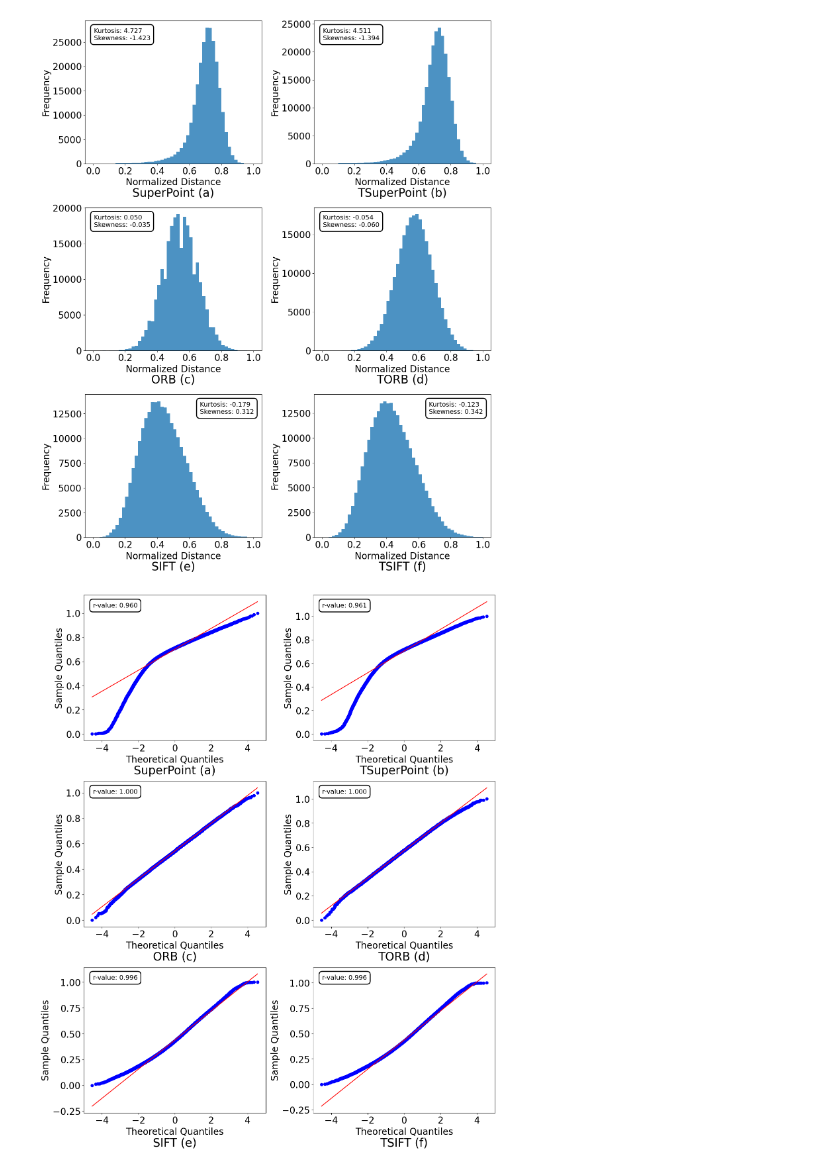
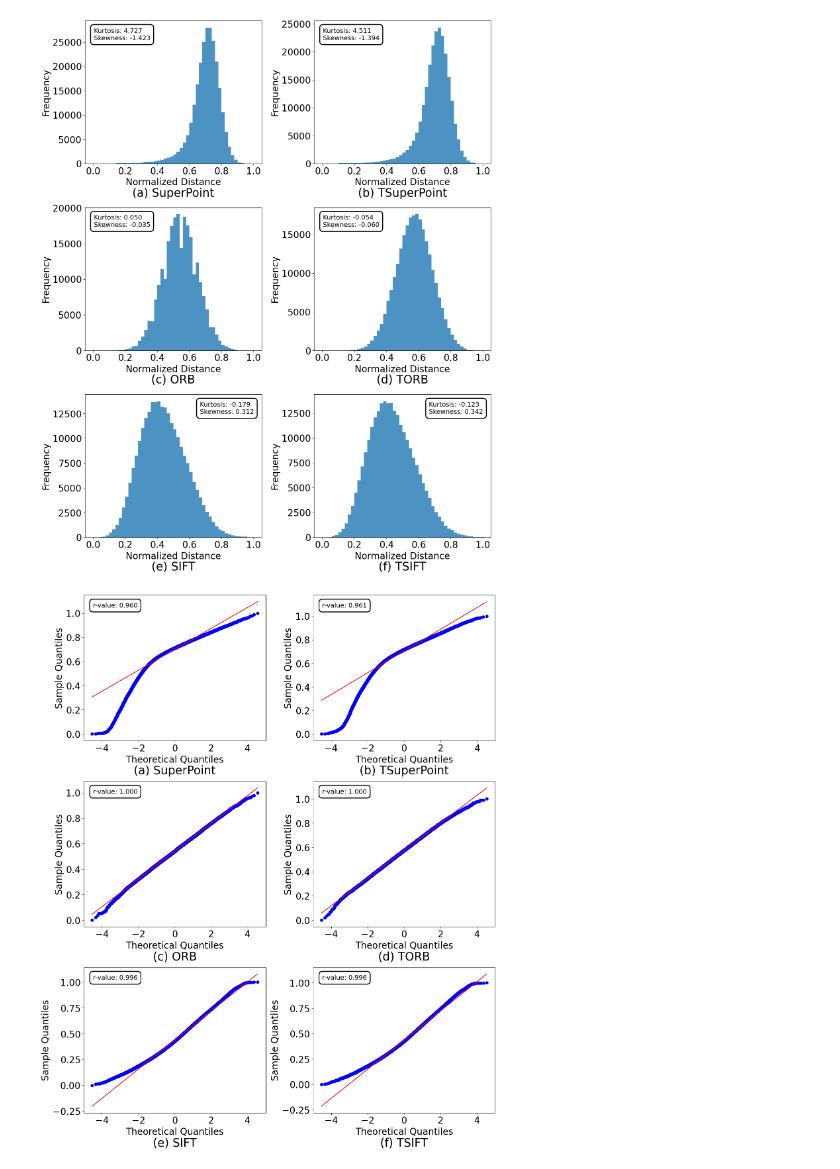
Before and after one commit to imonalc/Keypoints, a Jupyter notebook: EDA_descriptor.ipynb, the cells around one changed output. Drawn from its saved outputs; the diff is of its cells as text; code cells hidden in the pictures.

```diff
--- a/EDA_descriptor.ipynb
+++ b/EDA_descriptor.ipynb
@@ -28,30 +28,30 @@ nm_list = ["SuperPoint", "TSuperPoint", "ORB", "TORB", "SIFT", "TSIFT"]
 # %%
 def distplot(sim_list, nm_list):
     fig_img, axs = plt.subplots(3, 2, figsize=(14, 17))
     for idx, sim in enumerate(sim_list):
         ax = axs[idx//2, idx%2]
         flat_sim = sim.flatten().copy()
         flat_sim = -flat_sim
         flat_sim = (flat_sim - np.min(flat_sim)) / (np.max(flat_sim) - np.min(flat_sim))
         kurt = kurtosis(flat_sim)
         sk = skew(flat_sim)
-        ax.set_title(f"{nm_list[idx]} ({FIG_IDX[idx]})", y=-0.25, fontsize=25)
+        ax.set_title(f"({FIG_IDX[idx]}) {nm_list[idx]}", y=-0.25, fontsize=25)
         ax.hist(flat_sim, bins=50, label=f"kurt:{kurt:.3f}, skew:{sk:.3f}", alpha=0.8)
         bbox_props = dict(boxstyle='round,pad=0.5', facecolor='white', edgecolor='black', linewidth=2)
         if idx == 4 or idx == 5: X = 0.65
         else: X = 0.05
         ax.text(x=X, y=0.95, s=f'Kurtosis: {kurt:.3f}\nSkewness: {sk:.3f}', fontsize=14,
                 horizontalalignment='left', verticalalignment='top',
                 transform=ax.transAxes, bbox=bbox_props)
         ax.tick_params(axis='both', labelsize=20)
         ax.set_ylabel('Frequency', fontsize=20)
         ax.set_xlabel('Normalized Distance', fontsize=20)
     plt.subplots_adjust(hspace=0, wspace=0.5)
     plt.tight_layout()
     plt.show()
 distplot(sim_list, nm_list)
 # %% [output]
-[figure, old version]
+[figure, new version]
 # %%
 def QQplot(sim_list, nm_list):
     fig_img, axs = plt.subplots(3, 2, figsize=(14, 17))
@@ -68,7 +68,7 @@ def QQplot(sim_list, nm_list):
                 horizontalalignment='left', verticalalignment='top',
                 transform=ax.transAxes, bbox=bbox_props)
 
-        ax.set_title(f"{nm_list[idx]} ({FIG_IDX[idx]})", y=-0.25, fontsize=25)
+        ax.set_title(f"({FIG_IDX[idx]}) {nm_list[idx]}", y=-0.25, fontsize=25)
         ax.tick_params(axis='both', labelsize=20)
         ax.set_ylabel('Sample Quantiles', fontsize=20)
         ax.set_xlabel('Theoretical Quantiles', fontsize=20)
@@ -78,4 +78,4 @@ def QQplot(sim_list, nm_list):
 
 QQplot(sim_list, nm_list)
 # %% [output]
-[figure, old version]
+[figure, new version]
```
